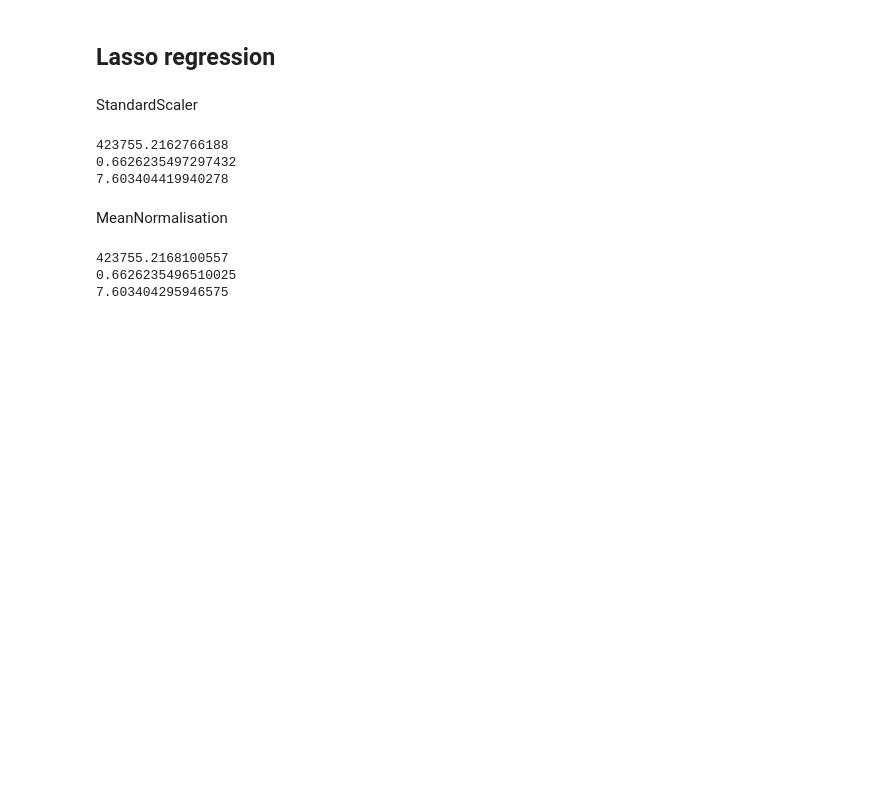
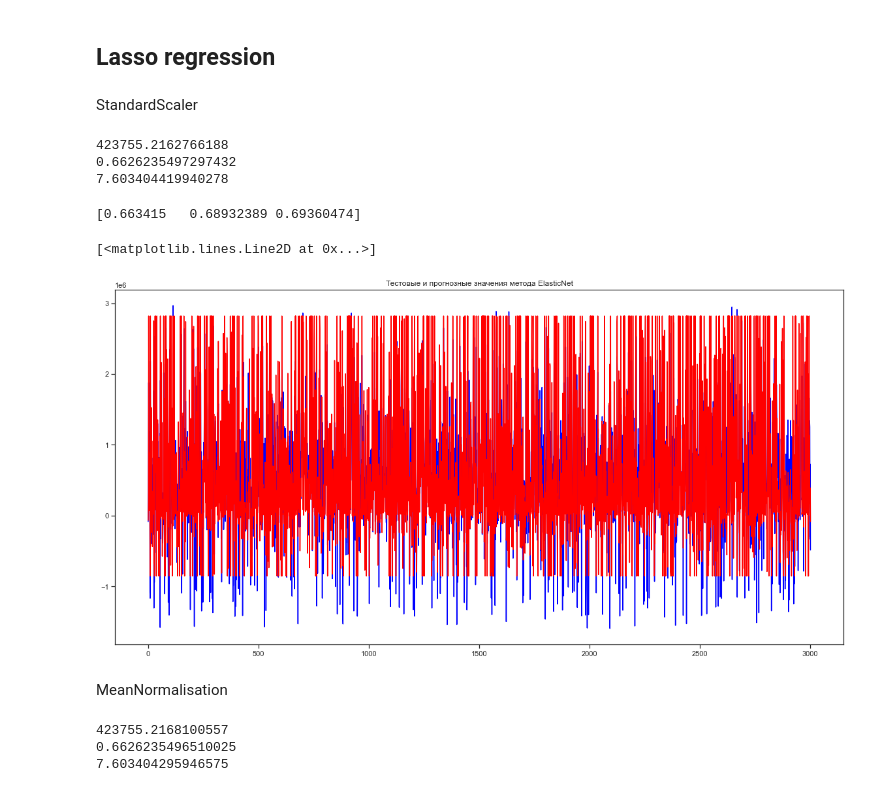
Before and after one commit to Anny3103/DataScience, a Jupyter notebook: project_3_regr.ipynb, the cells around one changed output. Saved outputs shown, nothing was run; the diff lists cells and outputs as text; code cells hidden in the pictures; blank space fills up the shorter version.

```diff
--- a/project_3_regr.ipynb
+++ b/project_3_regr.ipynb
@@ -216,6 +224,19 @@ print (MAPE_Lasso_1)
 MAE_y.append(['Lasso',MAE_Lasso_1])
 R2_y.append(['Lasso',R2_Lasso_1])
 MAPE_y.append(['Lasso',MAPE_Lasso_1])
+# %%
+print(cross_val_score(modelLasso, Data_scaled_train_1, Data_scaled_train_y, cv=3))
+# %% [output]
+[0.663415   0.68932389 0.69360474]
+# %%
+# Визуализируем полученные результаты работы модели K-Neighbors Regressor:
+plt.figure(figsize = (20, 10))
+plt.title("Тестовые и прогнозные значения метода ElasticNet")
+plt.plot(y_pred, label = "Прогноз", color = 'blue')
+plt.plot(Data_scaled_test_y.values, label = "Тест", color = 'red')
+# %% [output]
+[<matplotlib.lines.Line2D at 0x...>]
+[figure, added]
 # %% [markdown]
 MeanNormalisation
 # %%
```
Also changed, not shown: parts of 10 cells of this notebook.
